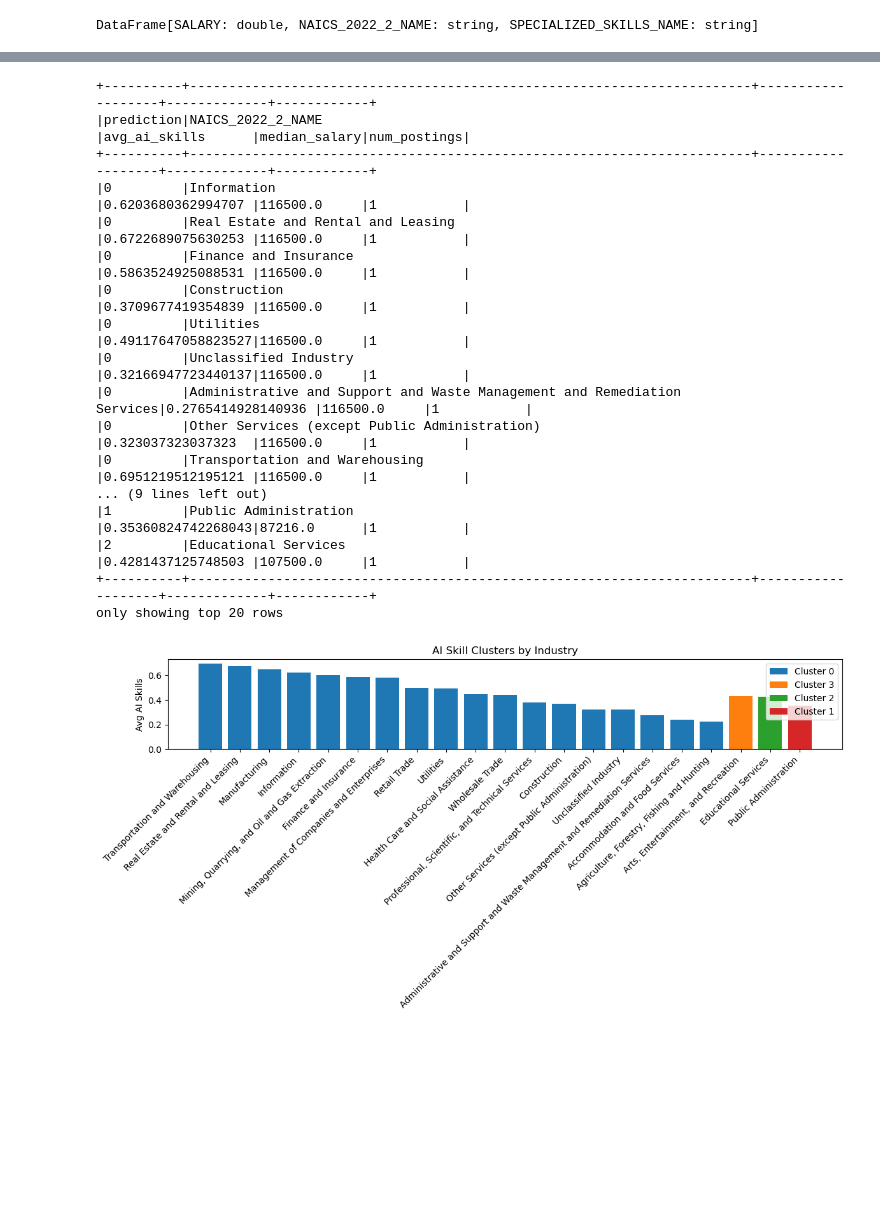
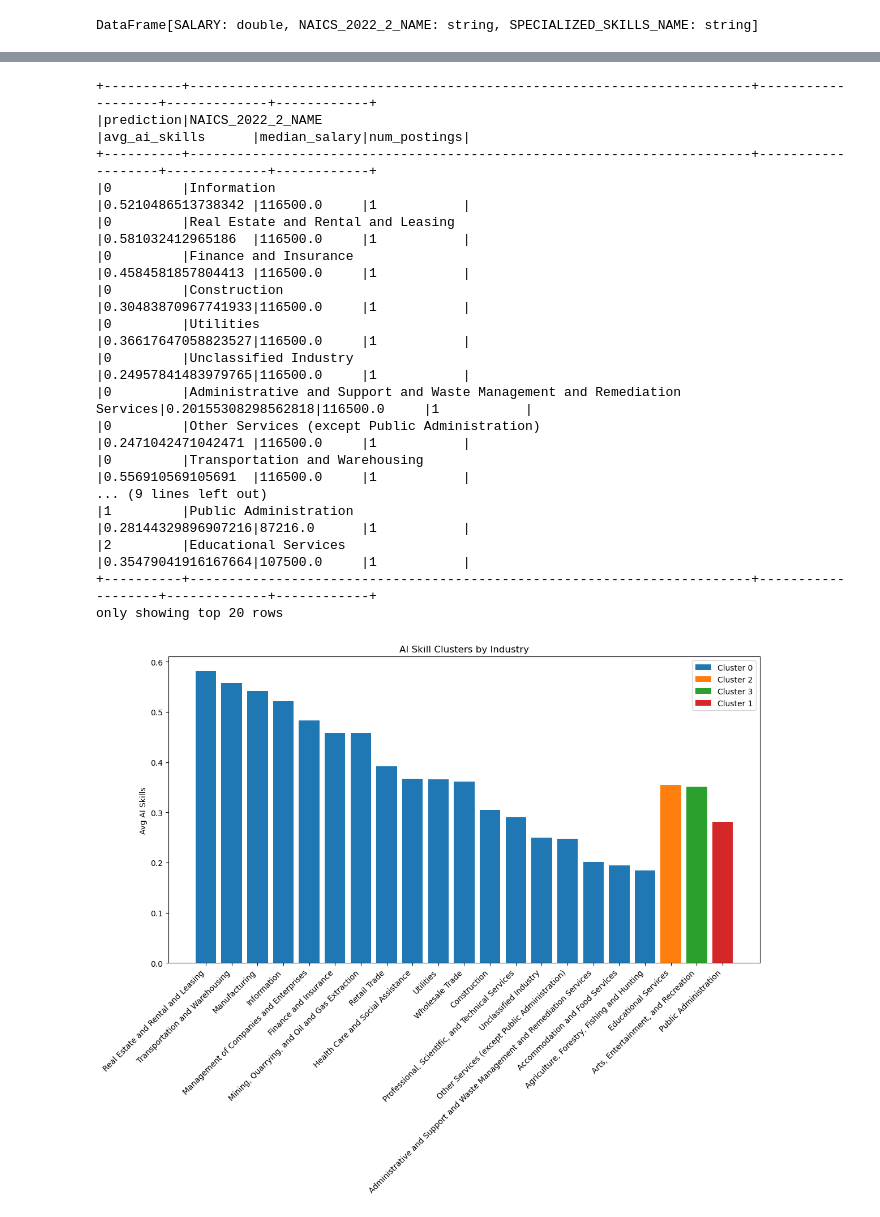
Before and after one commit to cosull93/AI-Careers-Group4, a Jupyter notebook: kmeans.ipynb, the cells around one changed output, grey strips where cells are left out. Cells and saved outputs as stored; diff of their text form; code cells hidden in the pictures; blank space fills up the shorter version.

```diff
--- a/kmeans.ipynb
+++ b/kmeans.ipynb
@@ -90,7 +82,7 @@ from pyspark.sql.types import IntegerType
 ai_skills = [
     "machine learning", "artificial intelligence", "deep learning", "data science",
     "neural networks", "computer vision", "natural language processing",
-    "nlp", "ai", "automation", "predictive analytics", "data mining",
+    "nlp", "ai", "predictive analytics", "data mining",
     "tensorflow", "pytorch", "data engineering", "big data"
 ]
 
@@ -240,41 +232,42 @@ cluster_summary.show(20, truncate=False)
 +----------+------------------------------------------------------------------------+-------------------+-------------+------------+
 |prediction|NAICS_2022_2_NAME                                                       |avg_ai_skills      |median_salary|num_postings|
 +----------+------------------------------------------------------------------------+-------------------+-------------+------------+
-|0         |Information                                                             |0.6203680362994707 |116500.0     |1           |
-|0         |Real Estate and Rental and Leasing                                      |0.6722689075630253 |116500.0     |1           |
-|0         |Finance and Insurance                                                   |0.5863524925088531 |116500.0     |1           |
-|0         |Construction                                                            |0.3709677419354839 |116500.0     |1           |
-|0         |Utilities                                                               |0.49117647058823527|116500.0     |1           |
-|0         |Unclassified Industry                                                   |0.32166947723440137|116500.0     |1           |
-|0         |Administrative and Support and Waste Management and Remediation Services|0.2765414928140936 |116500.0     |1           |
-|0         |Other Services (except Public Administration)                           |0.323037323037323  |116500.0     |1           |
-|0         |Transportation and Warehousing                                          |0.6951219512195121 |116500.0     |1           |
+|0         |Information                                                             |0.5210486513738342 |116500.0     |1           |
+|0         |Real Estate and Rental and Leasing                                      |0.581032412965186  |116500.0     |1           |
+|0         |Finance and Insurance                                                   |0.4584581857804413 |116500.0     |1           |
+|0         |Construction                                                            |0.30483870967741933|116500.0     |1           |
+|0         |Utilities                                                               |0.36617647058823527|116500.0     |1           |
+|0         |Unclassified Industry                                                   |0.24957841483979765|116500.0     |1           |
+|0         |Administrative and Support and Waste Management and Remediation Services|0.20155308298562818|116500.0     |1           |
+|0         |Other Services (except Public Administration)                           |0.2471042471042471 |116500.0     |1           |
+|0         |Transportation and Warehousing                                          |0.556910569105691  |116500.0     |1           |
 ... (9 lines left out)
-|1         |Public Administration                                                   |0.35360824742268043|87216.0      |1           |
-|2         |Educational Services                                                    |0.4281437125748503 |107500.0     |1           |
+|1         |Public Administration                                                   |0.28144329896907216|87216.0      |1           |
+|2         |Educational Services                                                    |0.35479041916167664|107500.0     |1           |
 +----------+------------------------------------------------------------------------+-------------------+-------------+------------+
 only showing top 20 rows
 # %%
 import matplotlib.pyplot as plt
 import pandas as pd
 
 # Convert to pandas
 cluster_pd = cluster_summary.toPandas()
 
 # Sort by avg_ai_skills
 cluster_pd = cluster_pd.sort_values("avg_ai_skills", ascending=False)
 
-plt.figure(figsize=(12,6))
+plt.figure(figsize=(12,10))
 for cluster in cluster_pd['prediction'].unique():
     subset = cluster_pd[cluster_pd['prediction'] == cluster]
     plt.bar(subset['NAICS_2022_2_NAME'], subset['avg_ai_skills'], label=f"Cluster {cluster}")
 
 # Rotate x-axis labels 45 degrees and align right
 plt.xticks(rotation=45, ha='right')
 plt.ylabel("Avg AI Skills")
 plt.title("AI Skill Clusters by Industry")
 plt.legend()
 plt.tight_layout()  # Ensure labels fit nicely
+plt.savefig("ai_skill_clusters.png", dpi=300, bbox_inches='tight')
 plt.show()
 # %% [output]
-[figure, old version]
+[figure, new version]
```
Also changed, not shown: parts of 6 cells of this notebook, 3 other files.
